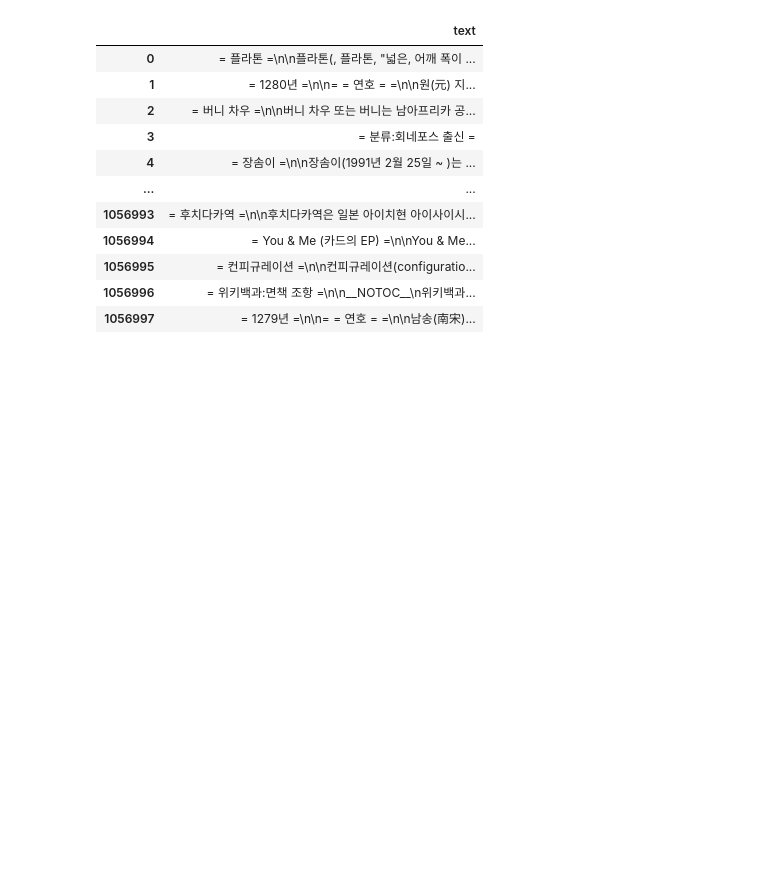
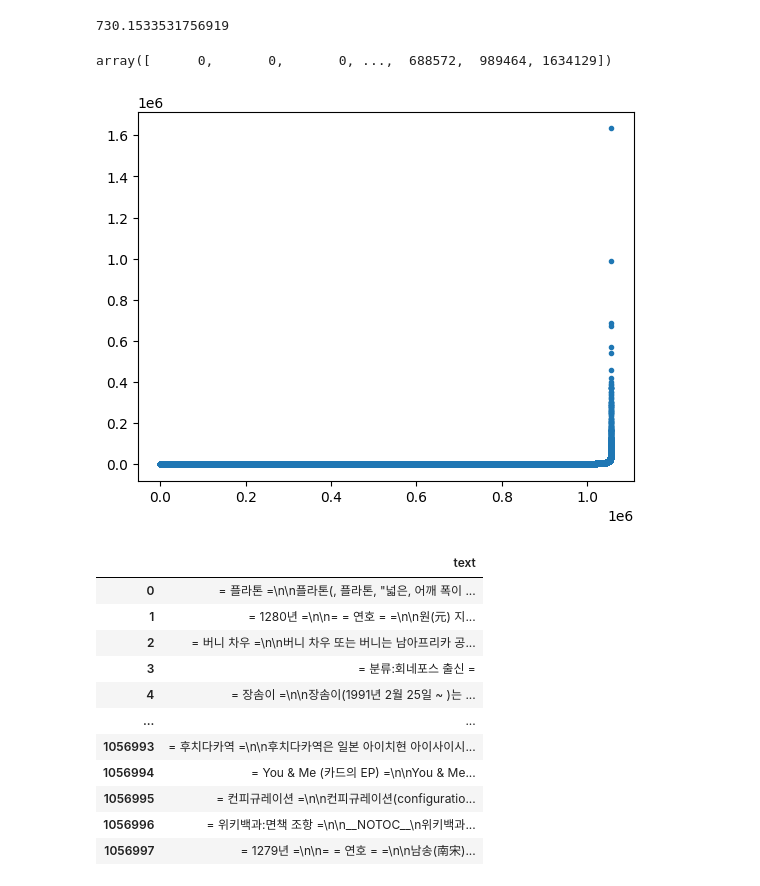
Before and after one commit to smartsocial2012/llama-3-llams, a Jupyter notebook: PG.ipynb, the cells around one changed output. Drawn from its saved outputs; the diff is of its cells as text; code cells hidden in the pictures; blank space fills up the shorter version.

```diff
--- a/PG.ipynb
+++ b/PG.ipynb
@@ -6,2 +7,4 @@ from torchtune.models.llama3 import llama3_tokenizer
+# %%
+tokenizer = llama3_tokenizer('checkpoints/Meta-Llama-3-8B/original/tokenizer.model')
 # %%
-a = kowiki_dataset(data_files='data/20240520/kowikitext_20240520.csv', split='train')
+a = kowiki_dataset(tokenizer=tokenizer, data_files='data/20240520/kowikitext_20240520.csv', split='train')
@@ -20,0 +11,8 @@ b
+# %%
+lens = []
+for i in range(len(a._data)):
+    tmp = a._data[i]['text']
+    length = 0 if tmp is None else len(tmp)
+    lens.append(length)
+# %%
+lens = np.array(lens)
@@ -20,0 +57,4 @@ b
+# %%
+lens.mean()
+# %% [output]
+730.1533531756919
@@ -21,3 +63,11 @@ b
+# %%
+lens
+# %% [output]
+array([      0,       0,       0, ...,  688572,  989464, 1634129])
+# %%
+_ = plt.plot(lens, '.')
+# %% [output]
+[figure, added]
 # %%
 df = pd.read_csv('data/20240520/kowikitext_20240520.csv')
 # %%
```
Also changed, not shown: parts of 12 cells of this notebook, 2 other files.
